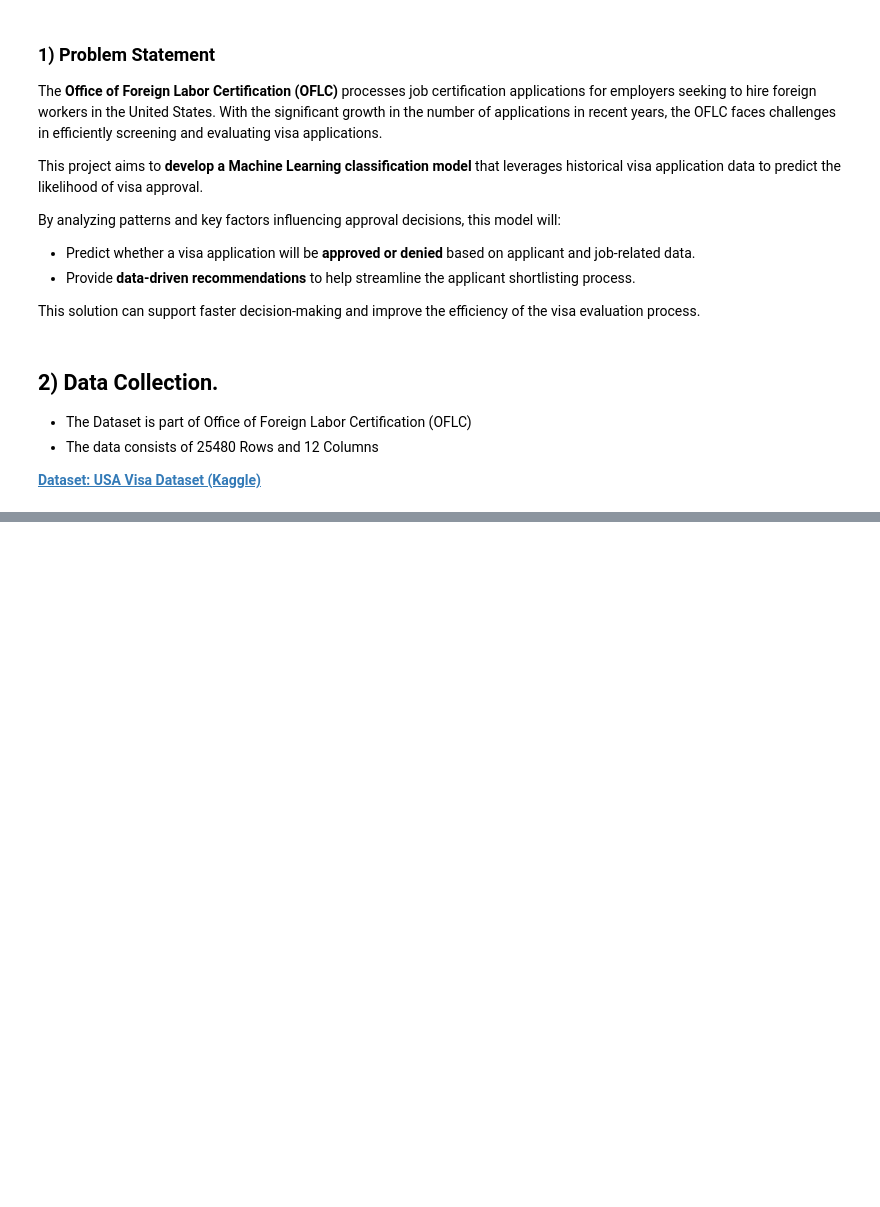
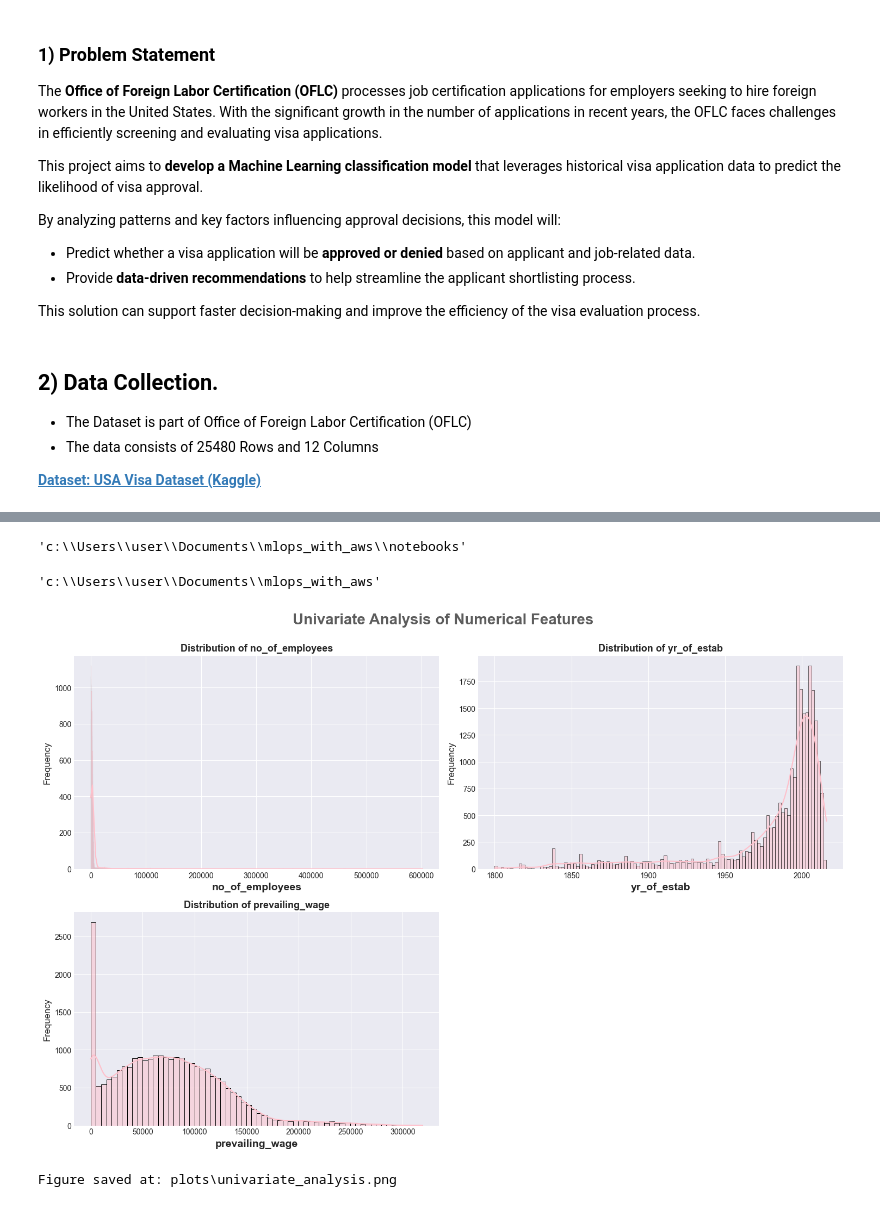
Before and after one commit to OlawoyeTaofeek/USA-Visa-End-to-End-Pipeline-with-Depoyment, a Jupyter notebook: notebooks/02_exploratory_data_analysis.ipynb, the cells around one changed output, grey strips where cells are left out. Cells and saved outputs as stored; diff of their text form; code cells hidden in the pictures; blank space fills up the shorter version.

Commit message:
Exploratory data analysis and modeling

```diff
--- a/notebooks/02_exploratory_data_analysis.ipynb
+++ b/notebooks/02_exploratory_data_analysis.ipynb
@@ -49,0 +68,4 @@ This solution can support faster decision-making and improve the efficiency of t
+# %%
+## Load the data
+df = pd.read_csv(r'C:\Users\user\Documents\mlops_with_aws\Data\Visadataset.csv')
+print(df.head())
@@ -49,0 +153,9 @@ This solution can support faster decision-making and improve the efficiency of t
+# %%
+# define numerical & categorical columns
+numeric_features = df.select_dtypes(include=[np.number]).columns.to_list()
+categorical_features = [feature for feature in df.columns if feature not in numeric_features]
+
+# print columns
+print(f'We have {len(numeric_features)} numerical features : {numeric_features}')
+print("=" * 150)
+print(f'We have {len(categorical_features)} categorical features : {categorical_features}')
@@ -49,0 +203,6 @@ This solution can support faster decision-making and improve the efficiency of t
+# %%
+plt.style.use("seaborn-v0_8-darkgrid")   # light bg + grid
+# %%
+pwd
+# %% [output]
+'c:\\Users\\user\\Documents\\mlops_with_aws\\notebooks'
@@ -49,0 +213,4 @@ This solution can support faster decision-making and improve the efficiency of t
+# %%
+pwd
+# %% [output]
+'c:\\Users\\user\\Documents\\mlops_with_aws'
@@ -49,0 +219,17 @@ This solution can support faster decision-making and improve the efficiency of t
+# %%
+fig = plt.figure(figsize=(15, 10))
+plt.suptitle("Univariate Analysis of Numerical Features", fontsize=20, fontweight="bold", alpha=0.75, y=1.)
+
+for i, feature in enumerate(numeric_features):
+    plt.subplot(2, 2, i + 1)
+    sns.histplot(x=df[feature], color="pink", kde=True, edgecolor="black")
+    plt.xlabel(feature, fontdict={"fontsize": 14, "fontweight": "bold"})
+    plt.ylabel("Frequency", fontdict={"fontsize": 12})
+    plt.title(f"Distribution of {feature}", fontsize=13, fontweight="bold")
+    plt.tight_layout()
+
+plt.show()
+save_fig(fig, "univariate_analysis")
+# %% [output]
+[figure, added]
+Figure saved at: plots\univariate_analysis.png
```
Also changed, not shown: parts of 17 cells of this notebook, 3 other files.
